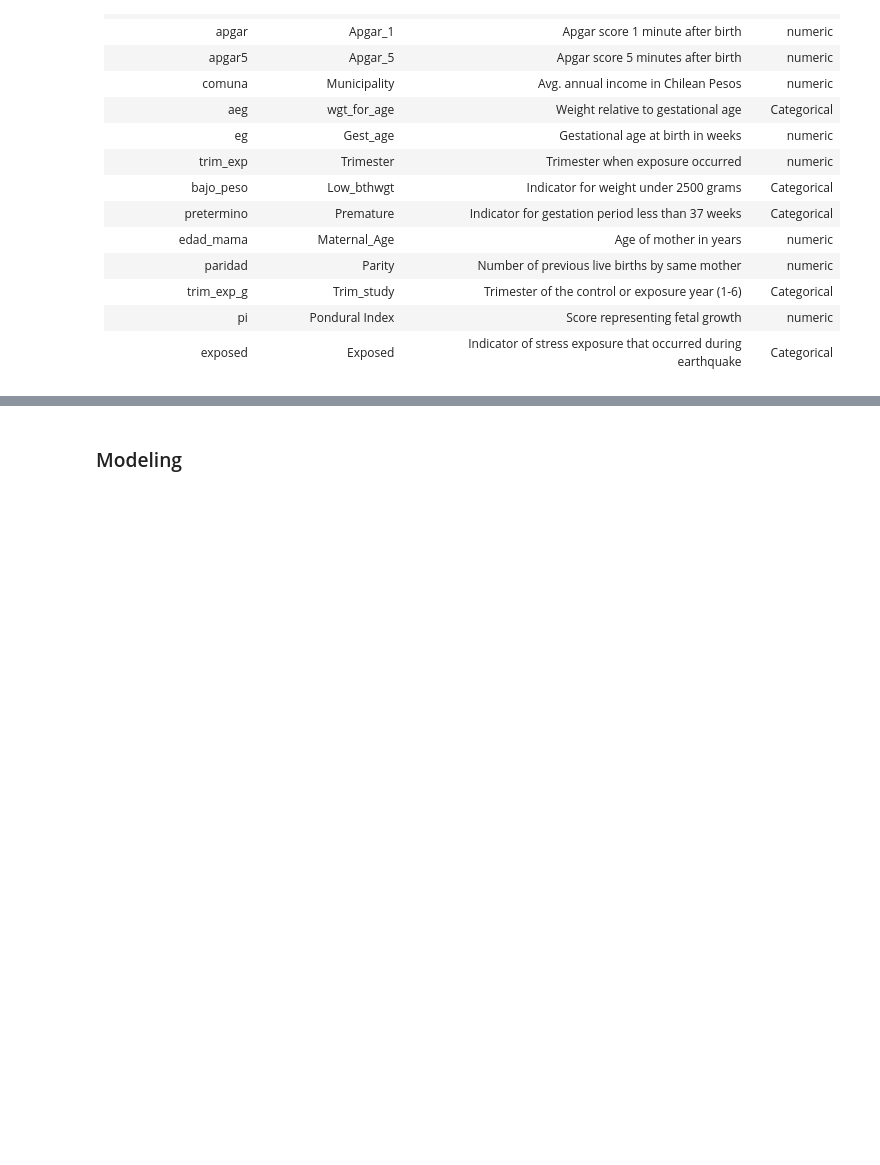
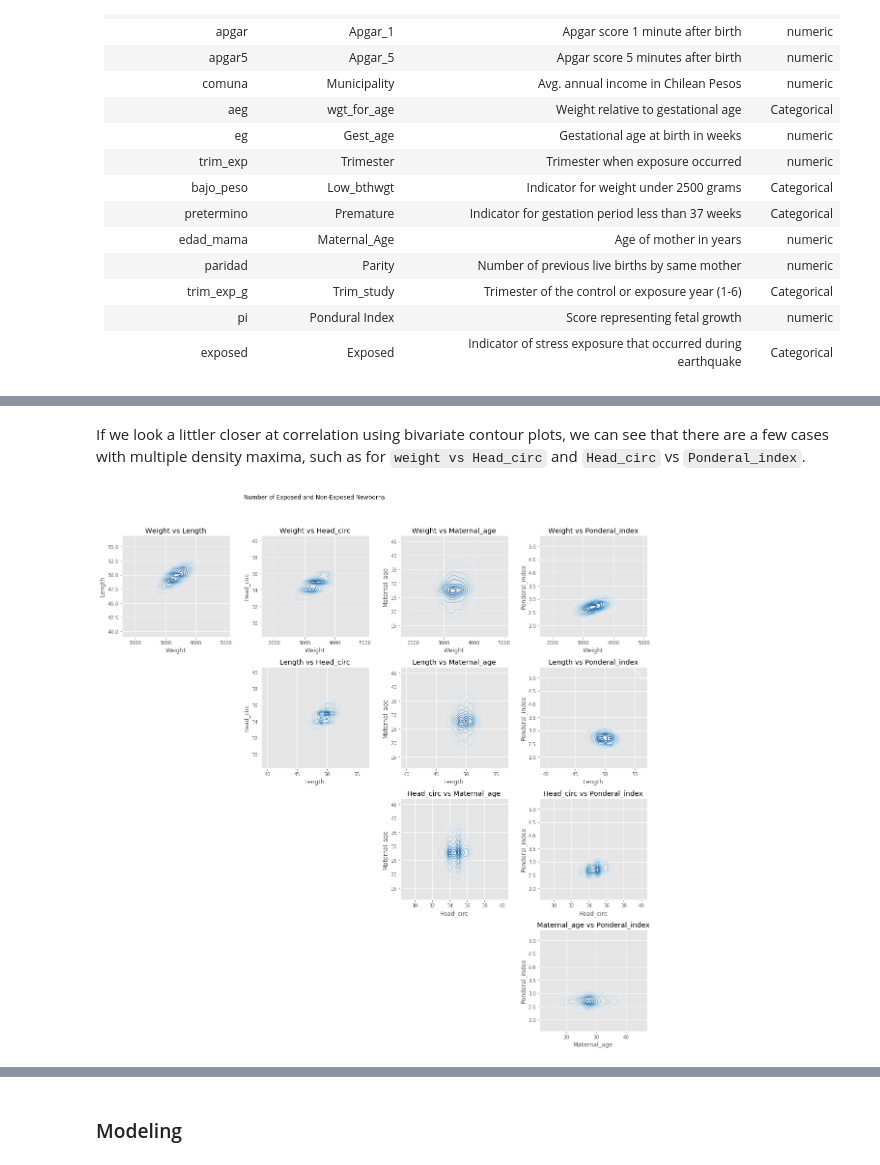
Before and after one commit to ShonTM/DataMiningProject1, a Jupyter notebook: MSDS Data Mining Project 1.ipynb, the cells around one changed output, grey strips where cells are left out. Saved outputs shown, nothing was run; the diff lists cells and outputs as text; code cells hidden in the pictures; blank space fills up the shorter version.

```diff
--- a/MSDS Data Mining Project 1.ipynb
+++ b/MSDS Data Mining Project 1.ipynb
@@ -309,0 +200,25 @@ Are there other features that could be added to the data or created from existin
+# %% [markdown]
+If we look a littler closer at correlation using bivariate contour plots, we can see that there are a few cases with multiple density maxima, such as for `weight vs Head_circ` and `Head_circ` vs `Ponderal_index`.
+# %%
+#Show how balanced the counts are across categorical variables
+fig, ax = plt.subplots(nrows=5, ncols=5, figsize=(20,20))
+plt.style.use('ggplot')
+#sns.set(style="white")
+plt.suptitle('Number of Exposed and Non-Exposed Newborns')
+
+for i in range(len(continuous)):
+    for j in range(i+1, len(continuous)):
+        sns.kdeplot(data=df_lite[continuous].iloc[:,i],
+                            data2=df_lite[continuous].iloc[:,j], ax=ax[i, j], shade_lowest=False, cmap='Blues')
+        ax[i,j].set_title('{} vs {}'.format(continuous[i],continuous[j]))
+
+#adjust tight_layout to avoid title clipping
+fig.tight_layout(rect=[0, 0, 1, .94])
+
+for i in range(5):
+    for j in range(i+1):
+        ax[i,j].set_visible(False)
+
+plt.show()
+# %% [output]
+[figure, added]
```
Also changed, not shown: parts of 62 cells of this notebook.
